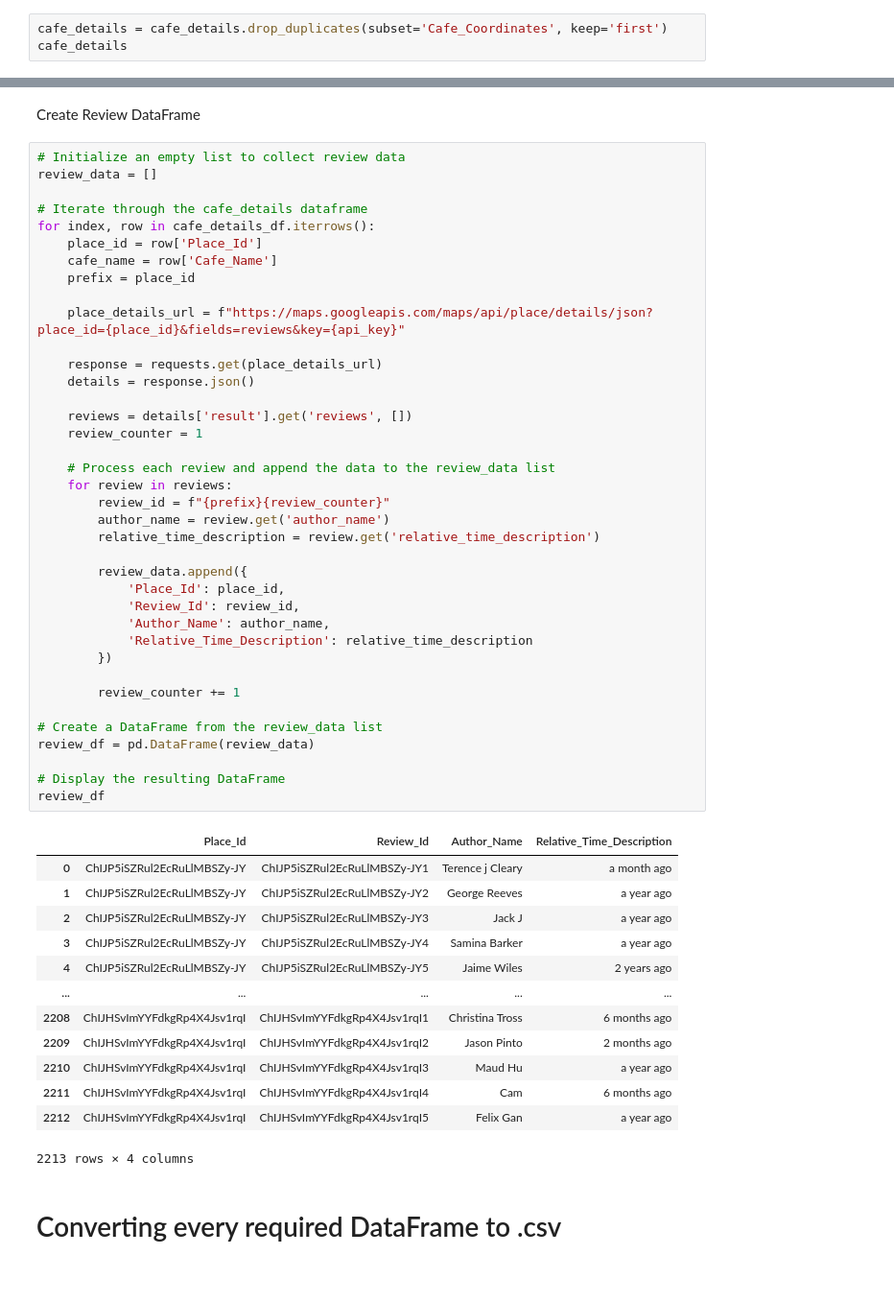
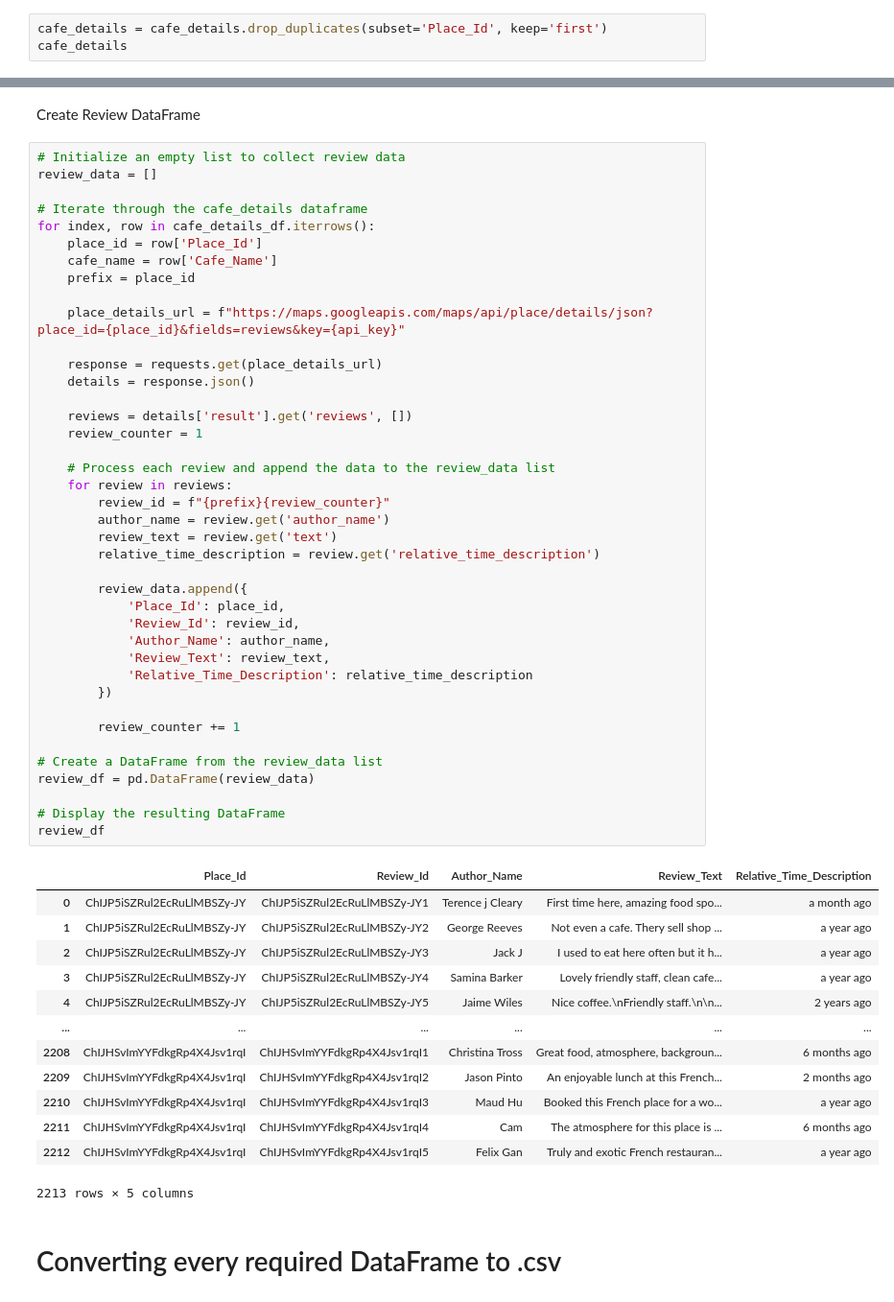
Before and after one commit to lse-st207/project-at2023-group5, a Jupyter notebook: Codes for creating database.ipynb, the cells around one changed output, grey strips where cells are left out. Shown at 96% size. Saved outputs shown, nothing was run; the diff lists cells and outputs as text.

Commit message:
review updated

```diff
--- a/Codes for creating database.ipynb
+++ b/Codes for creating database.ipynb
@@ -405,7 +405,7 @@ cafe_details
 # %% [markdown]
 There might be duplications of cafes
 # %%
-cafe_details = cafe_details.drop_duplicates(subset='Cafe_Coordinates', keep='first')
+cafe_details = cafe_details.drop_duplicates(subset='Place_Id', keep='first')
 cafe_details
 # %% [output]
 |  | Cafe_Name | Cafe_Coordinates | Place_Id | Cafe_Types | Rating | Number_Ratings | Vicinity | ... |
@@ -536,46 +536,48 @@ for index, row in cafe_details_df.iterrows():
 
     place_details_url = f"https://maps.googleapis.com/maps/api/place/details/json?place_id={place_id}&fields=reviews&key={api_key}"
 
     response = requests.get(place_details_url)
     details = response.json()
 
     reviews = details['result'].get('reviews', [])
     review_counter = 1
 
     # Process each review and append the data to the review_data list
     for review in reviews:
         review_id = f"{prefix}{review_counter}"
         author_name = review.get('author_name')
+        review_text = review.get('text')
         relative_time_description = review.get('relative_time_description')
 
         review_data.append({
             'Place_Id': place_id,
             'Review_Id': review_id,
             'Author_Name': author_name,
+            'Review_Text': review_text,
             'Relative_Time_Description': relative_time_description
         })
 
         review_counter += 1
 
 # Create a DataFrame from the review_data list
 review_df = pd.DataFrame(review_data)
 
 # Display the resulting DataFrame
 review_df
 # %% [output]
-|  | Place_Id | Review_Id | Author_Name | Relative_Time_Description |
-| 0 | ChIJP5iSZRul2EcRuLlMBSZy-JY | ChIJP5iSZRul2EcRuLlMBSZy-JY1 | Terence j Cleary | a month ago |
-| 1 | ChIJP5iSZRul2EcRuLlMBSZy-JY | ChIJP5iSZRul2EcRuLlMBSZy-JY2 | George Reeves | a year ago |
-| 2 | ChIJP5iSZRul2EcRuLlMBSZy-JY | ChIJP5iSZRul2EcRuLlMBSZy-JY3 | Jack J | a year ago |
-| 3 | ChIJP5iSZRul2EcRuLlMBSZy-JY | ChIJP5iSZRul2EcRuLlMBSZy-JY4 | Samina Barker | a year ago |
-| 4 | ChIJP5iSZRul2EcRuLlMBSZy-JY | ChIJP5iSZRul2EcRuLlMBSZy-JY5 | Jaime Wiles | 2 years ago |
-| ... | ... | ... | ... | ... |
-| 2208 | ChIJHSvImYYFdkgRp4X4Jsv1rqI | ChIJHSvImYYFdkgRp4X4Jsv1rqI1 | Christina Tross | 6 months ago |
-| 2209 | ChIJHSvImYYFdkgRp4X4Jsv1rqI | ChIJHSvImYYFdkgRp4X4Jsv1rqI2 | Jason Pinto | 2 months ago |
-| 2210 | ChIJHSvImYYFdkgRp4X4Jsv1rqI | ChIJHSvImYYFdkgRp4X4Jsv1rqI3 | Maud Hu | a year ago |
-| 2211 | ChIJHSvImYYFdkgRp4X4Jsv1rqI | ChIJHSvImYYFdkgRp4X4Jsv1rqI4 | Cam | 6 months ago |
-| 2212 | ChIJHSvImYYFdkgRp4X4Jsv1rqI | ChIJHSvImYYFdkgRp4X4Jsv1rqI5 | Felix Gan | a year ago |
+|  | Place_Id | Review_Id | Author_Name | Review_Text | Relative_Time_Description |
+| 0 | ChIJP5iSZRul2EcRuLlMBSZy-JY | ChIJP5iSZRul2EcRuLlMBSZy-JY1 | Terence j Cleary | First time here, amazing food spo... | a month ago |
+| 1 | ChIJP5iSZRul2EcRuLlMBSZy-JY | ChIJP5iSZRul2EcRuLlMBSZy-JY2 | George Reeves | Not even a cafe. Thery sell shop ... | a year ago |
+| 2 | ChIJP5iSZRul2EcRuLlMBSZy-JY | ChIJP5iSZRul2EcRuLlMBSZy-JY3 | Jack J | I used to eat here often but it h... | a year ago |
+| 3 | ChIJP5iSZRul2EcRuLlMBSZy-JY | ChIJP5iSZRul2EcRuLlMBSZy-JY4 | Samina Barker | Lovely friendly staff, clean cafe... | a year ago |
+| 4 | ChIJP5iSZRul2EcRuLlMBSZy-JY | ChIJP5iSZRul2EcRuLlMBSZy-JY5 | Jaime Wiles | Nice coffee.\nFriendly staff.\n\n... | 2 years ago |
+| ... | ... | ... | ... | ... | ... |
+| 2208 | ChIJHSvImYYFdkgRp4X4Jsv1rqI | ChIJHSvImYYFdkgRp4X4Jsv1rqI1 | Christina Tross | Great food, atmosphere, backgroun... | 6 months ago |
+| 2209 | ChIJHSvImYYFdkgRp4X4Jsv1rqI | ChIJHSvImYYFdkgRp4X4Jsv1rqI2 | Jason Pinto | An enjoyable lunch at this French... | 2 months ago |
+| 2210 | ChIJHSvImYYFdkgRp4X4Jsv1rqI | ChIJHSvImYYFdkgRp4X4Jsv1rqI3 | Maud Hu | Booked this French place for a wo... | a year ago |
+| 2211 | ChIJHSvImYYFdkgRp4X4Jsv1rqI | ChIJHSvImYYFdkgRp4X4Jsv1rqI4 | Cam | The atmosphere for this place is ... | 6 months ago |
+| 2212 | ChIJHSvImYYFdkgRp4X4Jsv1rqI | ChIJHSvImYYFdkgRp4X4Jsv1rqI5 | Felix Gan | Truly and exotic French restauran... | a year ago |
-2213 rows × 4 columns
+2213 rows × 5 columns
 # %% [markdown]
 # Converting every required DataFrame to .csv
 # %%
```
Also changed, not shown: parts of 1 cell of this notebook, 1 other file.
